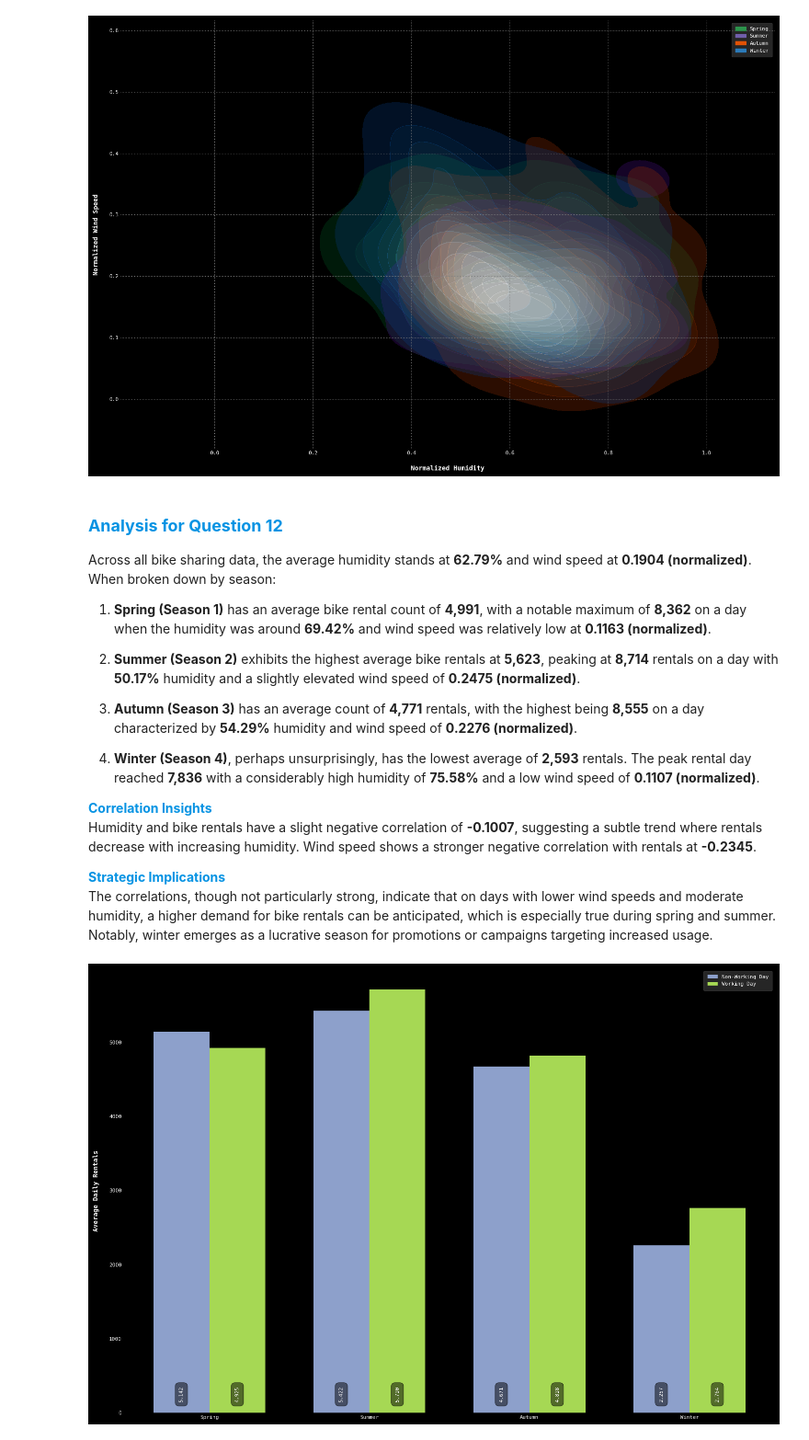
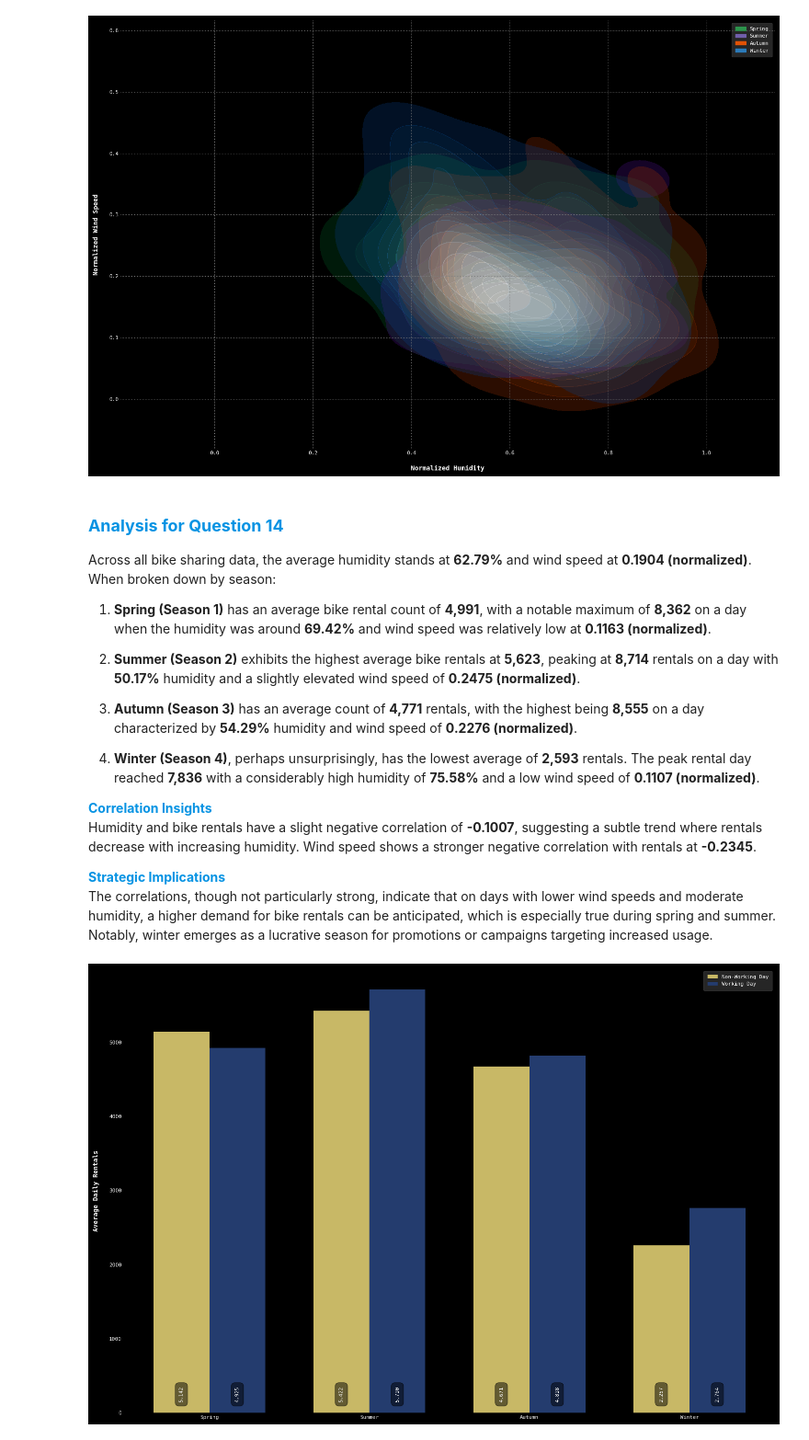
Before and after one commit to jparkington/Project-Cultivate, a Jupyter notebook: Exploration.ipynb, the cells around one changed output. Shown at 92% size. Drawn from its saved outputs; the diff is of its cells as text; code cells hidden in the pictures.

Commit message:
Charts through 19 complete

```diff
--- a/Exploration.ipynb
+++ b/Exploration.ipynb
@@ -16,12 +16,15 @@ import seaborn             as sns
 import matplotlib.pyplot   as plt
 import matplotlib.patches  as pch
 
-from adjustText import adjust_text
-from cycler     import cycler
-from datetime   import datetime as dtt
-from typing     import *
+from adjustText        import adjust_text
+from cycler            import cycler
+from datetime          import datetime     as dtt
+from scipy.interpolate import interp1d     as ip
+from scipy.stats       import gaussian_kde as gk
+from typing            import *
 
-colors = sns.color_palette('Set2')
+cividis = plt.cm.cividis
+colors  = [cividis(i) for i in [0.8, 0.15]] + [plt.cm.viridis(i) for i in [0.8, 0.15]]
 plot_params = {
     # Axes parameters                            # Tick parameters
     'axes.facecolor'     : 'black',              'xtick.labelsize'    : 8,
@@ -31,21 +34,21 @@ plot_params = {
     'axes.spines.right'  : False,                'ytick.color'        : 'white',
     'axes.spines.top'    : False,                'ytick.major.size'   : 0,
     'axes.labelsize'     : 10,
-    'axes.labelweight'   : 'bold',               # Color cycles
-    'axes.titlesize'     : 12,                   'axes.prop_cycle'    : cycler(color = colors),
-    'axes.titleweight'   : 'bold',               'image.cmap'         : 'Set2',
-    'axes.labelpad'      : 15,                   'legend.borderpad'   : 0.75,
+    'axes.labelweight'   : 'bold',               # Figure parameters
+    'axes.titlesize'     : 12,                   'figure.facecolor'   : 'black',
+    'axes.titleweight'   : 'bold',               'figure.figsize'     : (15, 10),
+    'axes.labelpad'      : 15,                   'figure.autolayout'  : True,
 
-    # Grid parameters                            # Figure parameters
-    'grid.linestyle'     : ':',                  'figure.facecolor'   : 'black',
-    'grid.color'         : '0.5',                'figure.figsize'     : (15, 10),
-                                                 'figure.autolayout'  : True,
+    # Grid parameters
+    'grid.linestyle'     : ':',
+    'grid.color'         : '0.5',
 
-    # Font and text parameters                   # Color cycles
+    # Font and text parameters                   # Legend parameters
     'font.family'        : 'DejaVu Sans Mono',   'legend.facecolor'   : '0.3',
     'font.size'          : 8,                    'legend.edgecolor'   : '0.3',
     'font.style'         : 'normal',             'legend.borderpad'   : 0.75,
-    'text.color'         : 'white',              'legend.framealpha'  : '0.5'}
+    'text.color'         : 'white',              'legend.framealpha'  : '0.5',
+    'axes.prop_cycle'    : cycler(color = colors)}
 
 plt.rcParams.update(plot_params)
 # %% [markdown]
@@ -896,7 +990,7 @@ kdeplot_humidity_windspeed(bike_sharing)
 # %% [output]
 [figure]
 # %% [markdown]
-### <span style="color:#0693e3">**Analysis for Question 12**</span>
+### <span style="color:#0693e3">**Analysis for Question 14**</span>
 Across all bike sharing data, the average humidity stands at **62.79%** and wind speed at **0.1904 (normalized)**. When broken down by season:
 
 1. **Spring (Season 1)** has an average bike rental count of **4,991**, with a notable maximum of **8,362** on a day when the humidity was around **69.42%** and wind speed was relatively low at **0.1163 (normalized)**.
@@ -913,7 +1007,7 @@ Humidity and bike rentals have a slight negative correlation of **-0.1007**, sug
 <span style="color:#0693e3">**Strategic Implications**</span>
 The correlations, though not particularly strong, indicate that on days with lower wind speeds and moderate humidity, a higher demand for bike rentals can be anticipated, which is especially true during spring and summer. Notably, winter emerges as a lucrative season for promotions or campaigns targeting increased usage.
 # %%
-# 13. How does a working day versus a non-working day impact bike rentals across different seasons?
+# 15. How does a working day versus a non-working day impact bike rentals across different seasons?
 
 def workingday_bars(df: pd.DataFrame):
     '''
@@ -926,34 +1020,33 @@ def workingday_bars(df: pd.DataFrame):
 
     Parameters:
         df (pd.DataFrame) : The bike sharing dataset as a pandas DataFrame.
     '''
 
     g = df.groupby(['season', 'workingday', 'dteday'])['cnt'].sum().reset_index() \
           .groupby(['season', 'workingday'])['cnt'].mean().reset_index()
 
     seasons   = ['Spring', 'Summer', 'Autumn', 'Winter']
     bar_w     = 0.35
-    color_map = {0: colors[2], 1: colors[4]}
     label_map = {0: 'Non-Working Day', 1: 'Working Day'}
 
     for i in range(2):
         bars = plt.bar(np.arange(4) + (i - 0.5) * bar_w,
                     g[g['workingday'] == i]['cnt'],
-                    color = color_map[i],
+                    color = colors[i],
                     width = bar_w,
                     label = label_map[i])
 
         for bar in bars:
             plt.text(bar.get_x() + bar.get_width() / 2, 250,
                     f'{int(bar.get_height()):,}',
                     va = 'center', ha = 'center', rotation = 90,
                     bbox = dict(facecolor = '0', alpha = 0.5, boxstyle='round, pad = 0.75'))
 
     plt.xticks(np.arange(4), seasons)
     plt.ylabel('Average Daily Rentals')
     plt.legend()
 
 workingday_bars(bike_sharing)
 # %% [output]
-[figure, old version]
+[figure, new version]
 # %% [markdown]
```
Also changed, not shown: parts of 24 cells of this notebook, 2 other files.
